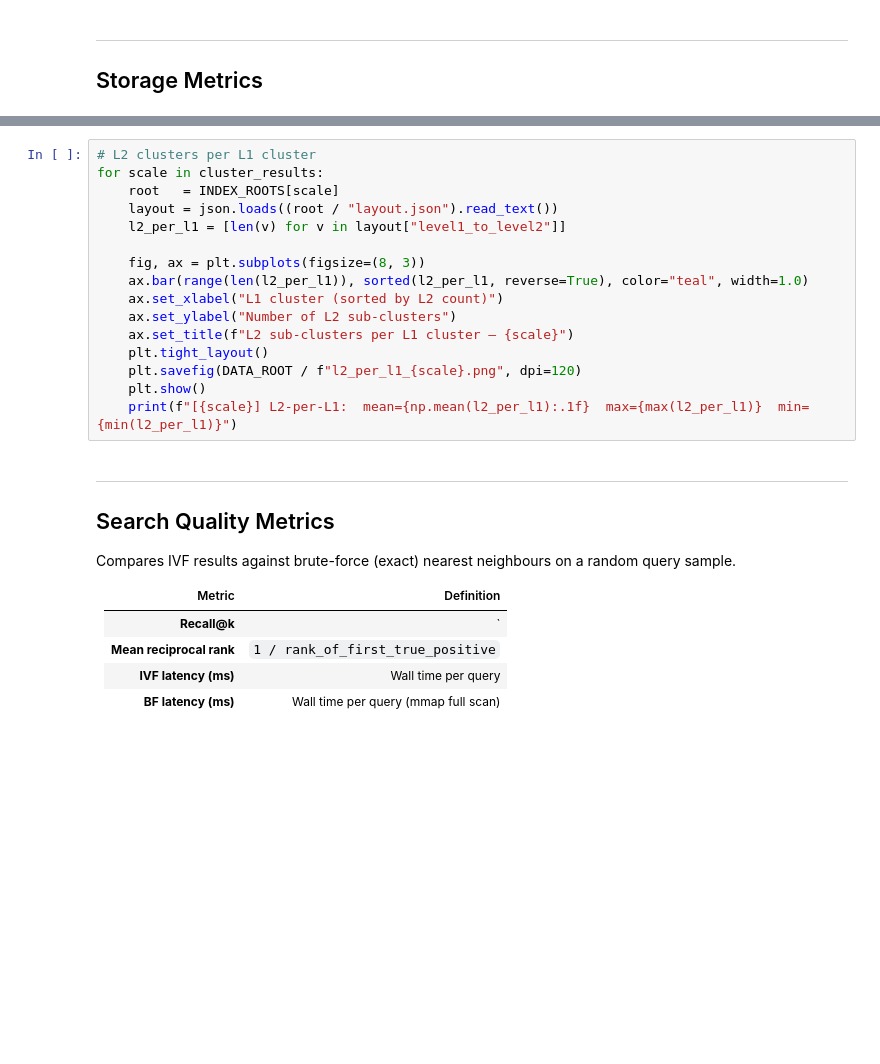
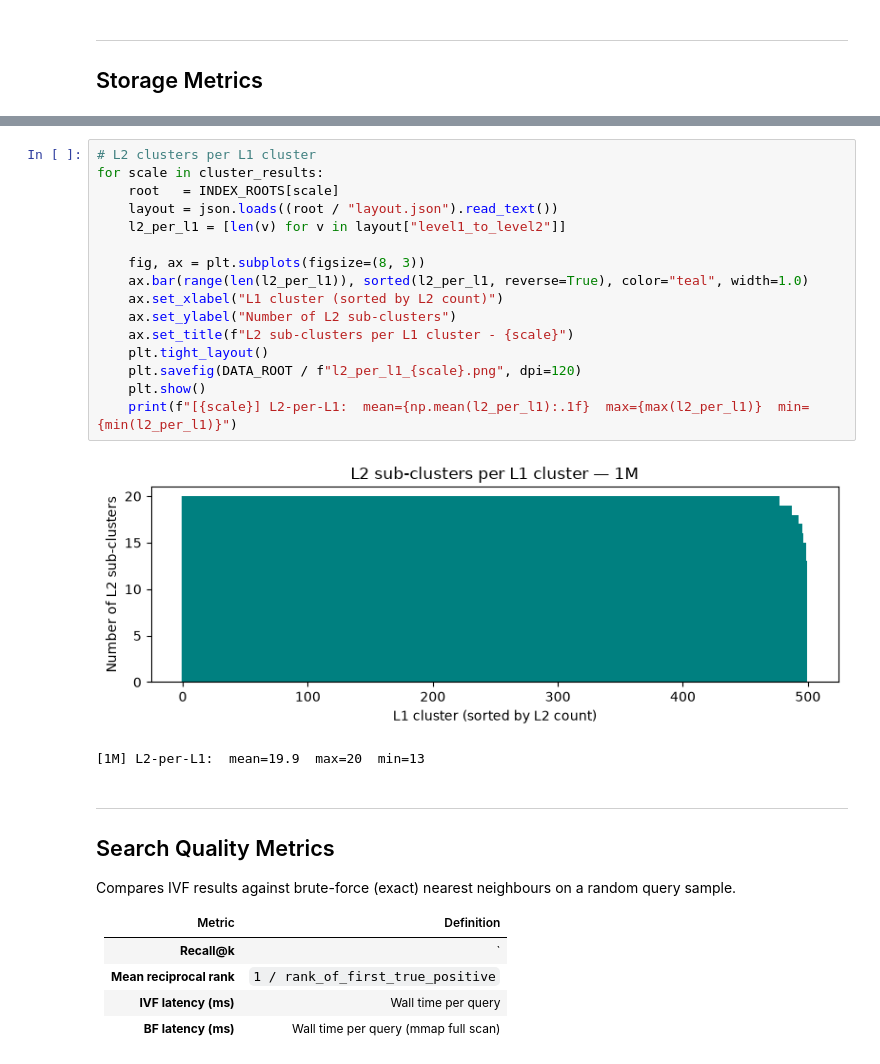
Before and after one commit to team-ronix/vidseek, a Jupyter notebook: Expirements/IVF/ivf_evaluation.ipynb, the cells around one changed output, grey strips where cells are left out. Cells and saved outputs as stored; diff of their text form; blank space fills up the shorter version.

```diff
--- a/Expirements/IVF/ivf_evaluation.ipynb
+++ b/Expirements/IVF/ivf_evaluation.ipynb
@@ -445,19 +499,22 @@ if cluster_results:
 # %%
 # L2 clusters per L1 cluster
 for scale in cluster_results:
     root   = INDEX_ROOTS[scale]
     layout = json.loads((root / "layout.json").read_text())
     l2_per_l1 = [len(v) for v in layout["level1_to_level2"]]
 
     fig, ax = plt.subplots(figsize=(8, 3))
     ax.bar(range(len(l2_per_l1)), sorted(l2_per_l1, reverse=True), color="teal", width=1.0)
     ax.set_xlabel("L1 cluster (sorted by L2 count)")
     ax.set_ylabel("Number of L2 sub-clusters")
-    ax.set_title(f"L2 sub-clusters per L1 cluster — {scale}")
+    ax.set_title(f"L2 sub-clusters per L1 cluster - {scale}")
     plt.tight_layout()
     plt.savefig(DATA_ROOT / f"l2_per_l1_{scale}.png", dpi=120)
     plt.show()
     print(f"[{scale}] L2-per-L1:  mean={np.mean(l2_per_l1):.1f}  max={max(l2_per_l1)}  min={min(l2_per_l1)}")
+# %% [output]
+[figure, added]
+[1M] L2-per-L1:  mean=19.9  max=20  min=13
 # %% [markdown]
 ---
 ## Search Quality Metrics
```
Also changed, not shown: parts of 15 cells of this notebook, 28 other files.
